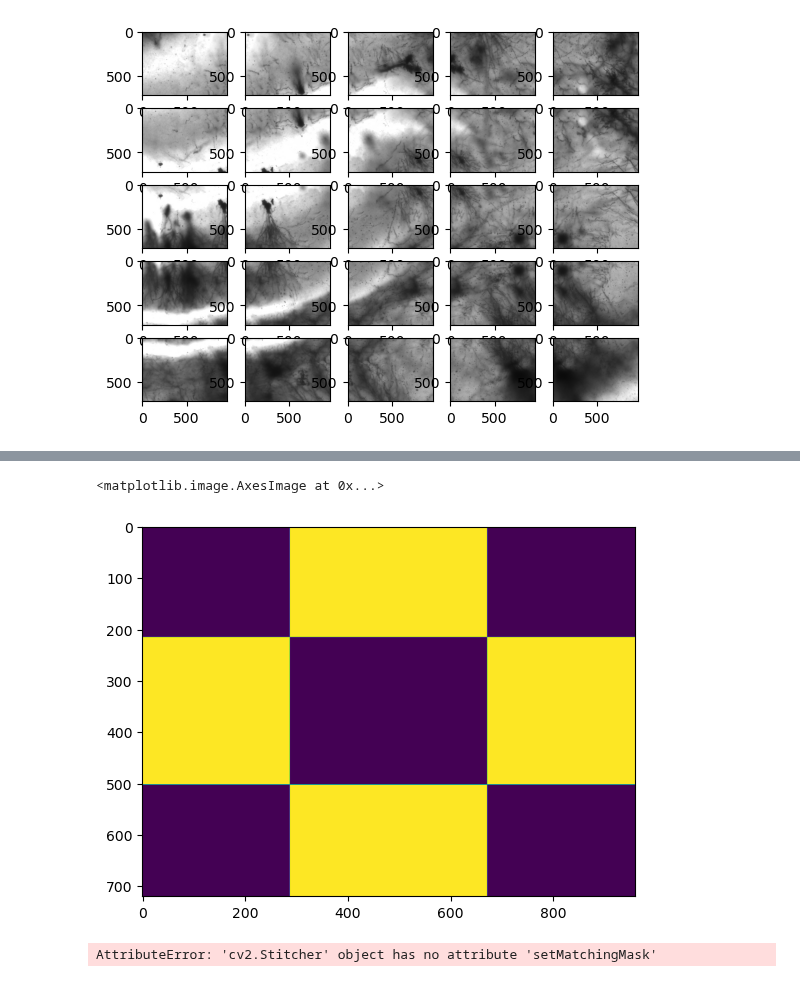
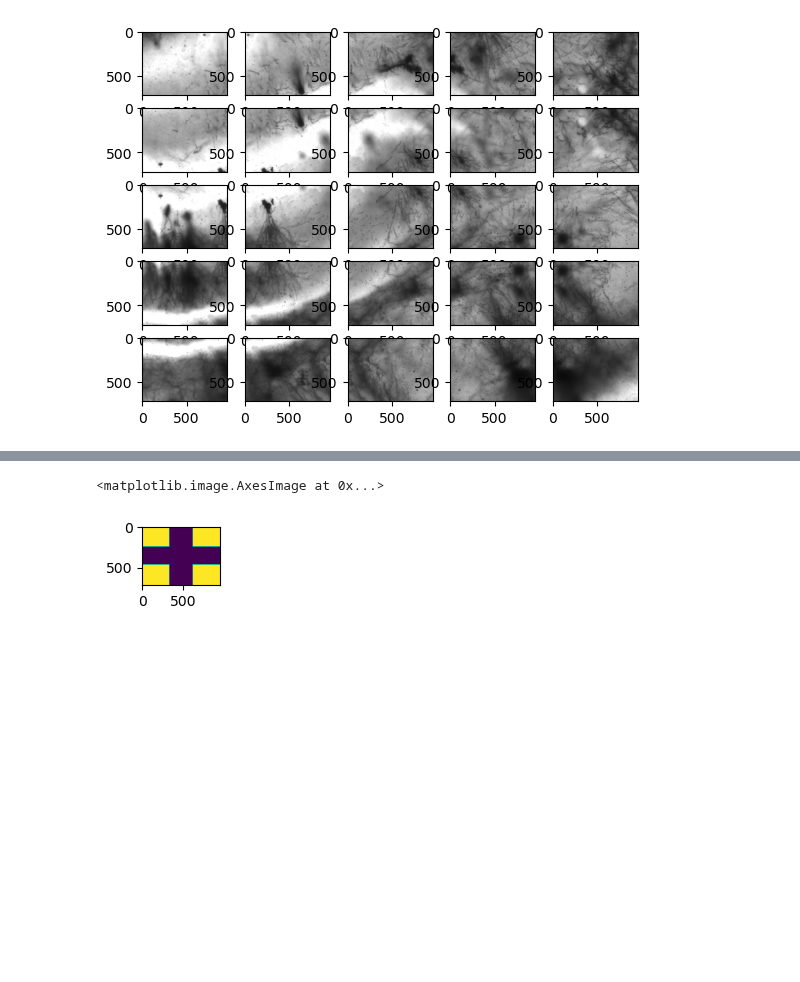
Before and after one commit to dtabuena/Workshop, a Jupyter notebook: Image/Test_Stitch.ipynb, the cells around one changed output, grey strips where cells are left out. Cells and saved outputs as stored; diff of their text form; code cells hidden in the pictures; blank space fills up the shorter version.

```diff
--- a/Image/Test_Stitch.ipynb
+++ b/Image/Test_Stitch.ipynb
@@ -95,19 +76,14 @@ def mpl_draw_keypoints(keypoints,img,ax=None):
 # %%
-
-def plus_mask(img,n):
-    mask = np.zeros_like(img[:,:,0])
+def plus_mask(img,n=.35):
+    mask = np.ones_like(img[:,:,0])
     m_shape = np.shape(mask)
-    mask[int(m_shape[0]*n):int(m_shape[0]*(1-n)),:] = 1
-    mask[:,int(m_shape[1]*n):int(m_shape[1]*(1-n))] = 1
-    mask[int(m_shape[0]*n):int(m_shape[0]*(1-n)),int(m_shape[1]*n):int(m_shape[1]*(1-n))] = 0
+    mask[int(m_shape[0]*n):int(m_shape[0]*(1-n)),:] = 0
+    mask[:,int(m_shape[1]*n):int(m_shape[1]*(1-n))] = 0
+    # mask[int(m_shape[0]*n):int(m_shape[0]*(1-n)),int(m_shape[1]*n):int(m_shape[1]*(1-n))] = 0
     return mask
 
-mask = plus_mask(image1,.3)
-plt.imshow(mask)
+fig,ax=plt.subplots(1,figsize=(1,1))
+plt.imshow(plus_mask(image_data_list[0],n=.35))
 # %% [output]
 <matplotlib.image.AxesImage at 0x...>
-[figure, old version]
+[figure, new version]
-# %%
-stitcher.setMatchingMask(mask)
-# %% [output]
-AttributeError: 'cv2.Stitcher' object has no attribute 'setMatchingMask'
```
Also changed, not shown: parts of 14 cells of this notebook.
